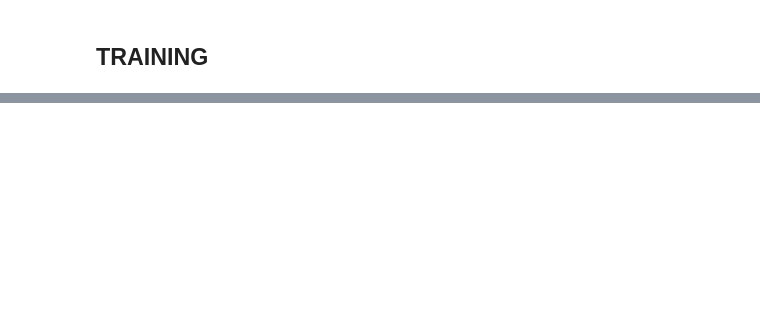
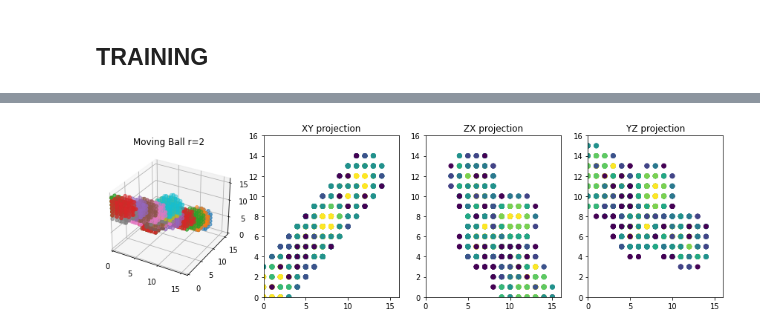
Before and after one commit to bdubey/gpvae_latent_3d, a Jupyter notebook: gpvae_3d.ipynb, the cells around one changed output, grey strips where cells are left out. Drawn from its saved outputs; the diff is of its cells as text; code cells hidden in the pictures; blank space fills up the shorter version.

Commit message:
Adding projection

```diff
--- a/gpvae_3d.ipynb
+++ b/gpvae_3d.ipynb
@@ -742,0 +794,4 @@ ITERATION 26859
+# %%
+plot_projection(TD[k:])
+# %% [output]
+[figure, added]
```
Also changed, not shown: parts of 18 cells of this notebook, 6 other files.
